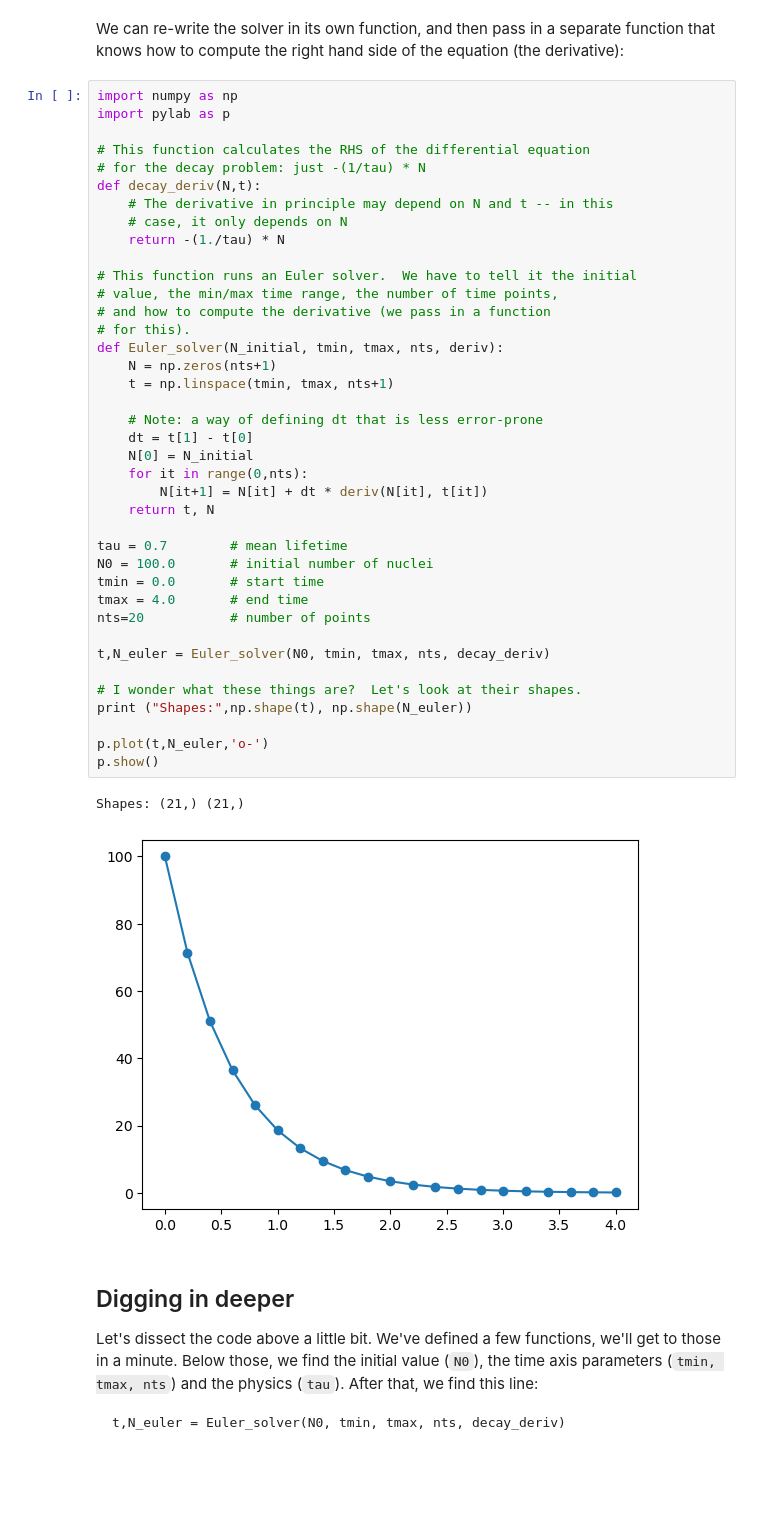
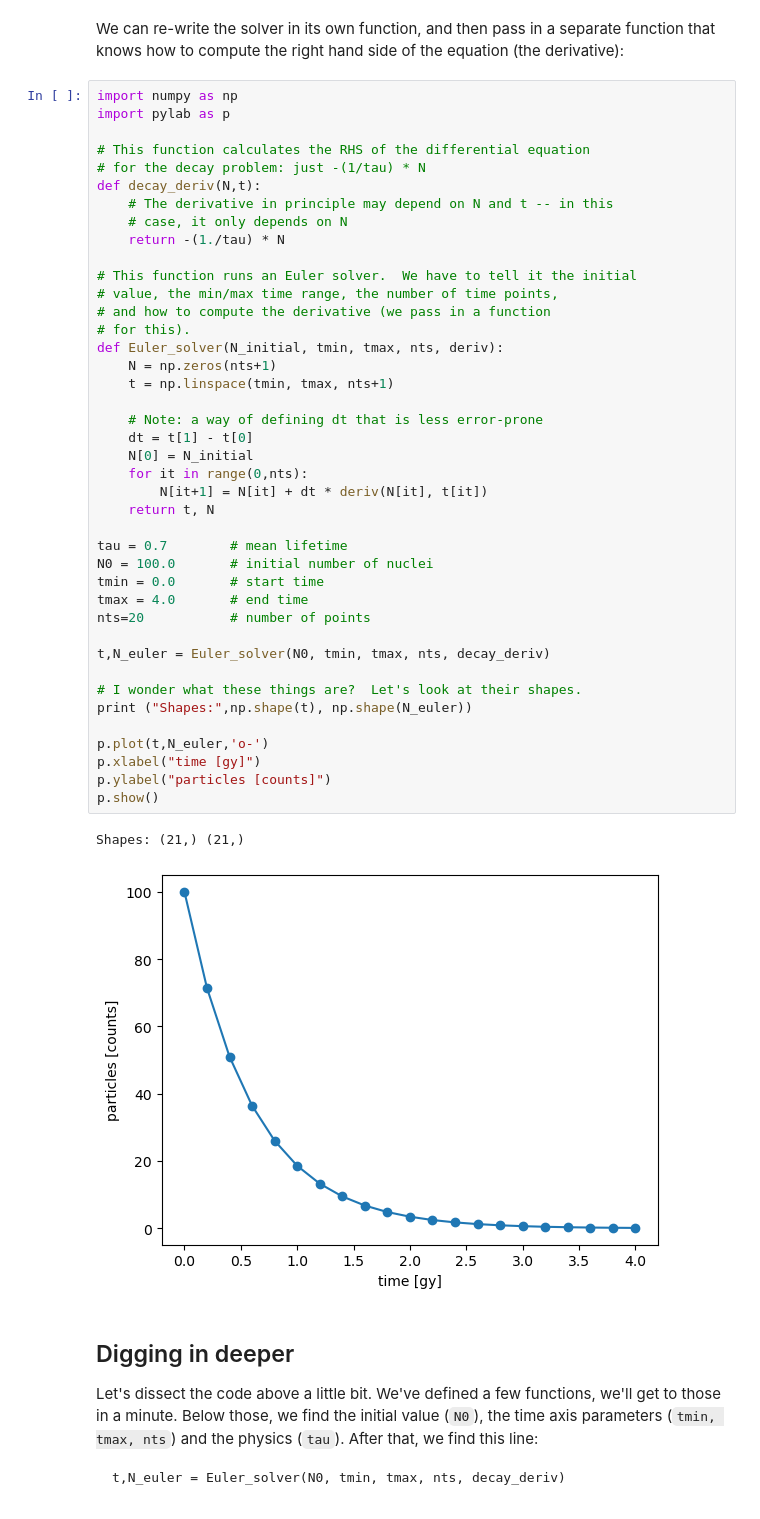
Before and after one commit to Mateo4cacheiro/PHYS4130-S25, a Jupyter notebook: p4-ODE/mateo4cacheiro/P4.2 ODEs Runge-Kutta.ipynb, the cells around one changed output. Cells and saved outputs as stored; diff of their text form; blank space fills up the shorter version.

```diff
--- a/p4-ODE/mateo4cacheiro/P4.2 ODEs Runge-Kutta.ipynb
+++ b/p4-ODE/mateo4cacheiro/P4.2 ODEs Runge-Kutta.ipynb
@@ -152,34 +152,36 @@ def decay_deriv(N,t):
 # This function runs an Euler solver.  We have to tell it the initial
 # value, the min/max time range, the number of time points,
 # and how to compute the derivative (we pass in a function
 # for this).
 def Euler_solver(N_initial, tmin, tmax, nts, deriv):
     N = np.zeros(nts+1)
     t = np.linspace(tmin, tmax, nts+1)
 
     # Note: a way of defining dt that is less error-prone
     dt = t[1] - t[0]
     N[0] = N_initial
     for it in range(0,nts):
         N[it+1] = N[it] + dt * deriv(N[it], t[it])
     return t, N
 
 tau = 0.7        # mean lifetime
 N0 = 100.0       # initial number of nuclei
 tmin = 0.0       # start time
 tmax = 4.0       # end time
 nts=20           # number of points
 
 t,N_euler = Euler_solver(N0, tmin, tmax, nts, decay_deriv)
 
 # I wonder what these things are?  Let's look at their shapes.
 print ("Shapes:",np.shape(t), np.shape(N_euler))
 
 p.plot(t,N_euler,'o-')
+p.xlabel("time [gy]")
+p.ylabel("particles [counts]")
 p.show()
 # %% [output]
 Shapes: (21,) (21,)
-[figure, old version]
+[figure, new version]
 # %% [markdown]
 ## Digging in deeper
 
```
Also changed, not shown: parts of 1 cell of this notebook, 2 other files.
